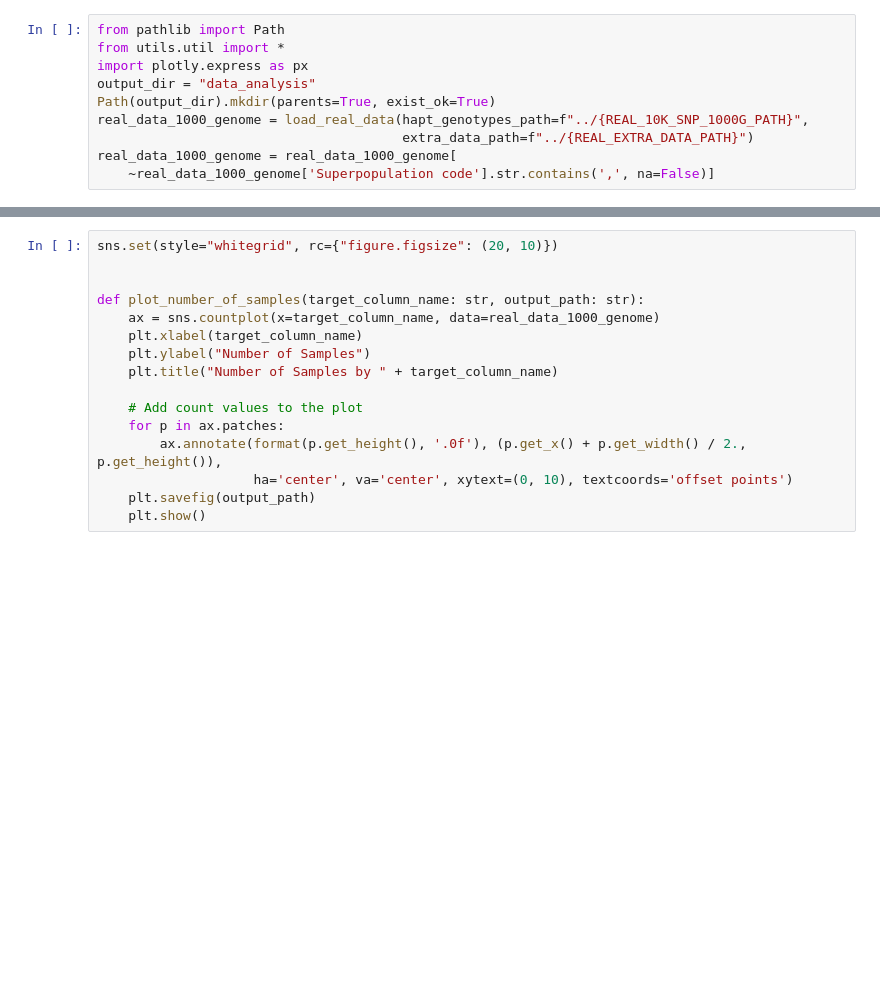
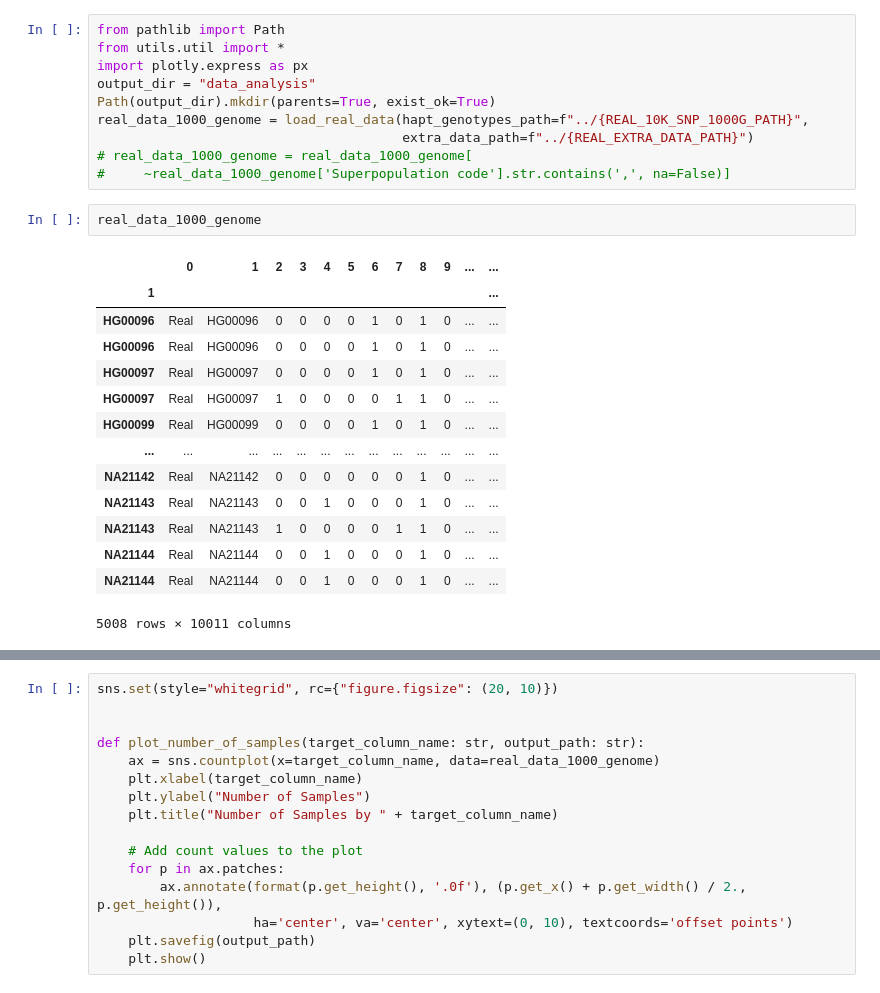
Before and after one commit to Shaked35/Genome-AC-GAN, a Jupyter notebook: analysis/data_analysis.ipynb, the cells around one changed output, grey strips where cells are left out. Saved outputs shown, nothing was run; the diff lists cells and outputs as text; blank space fills up the shorter version.

```diff
--- a/analysis/data_analysis.ipynb
+++ b/analysis/data_analysis.ipynb
@@ -6,8 +6,25 @@ output_dir = "data_analysis"
 Path(output_dir).mkdir(parents=True, exist_ok=True)
 real_data_1000_genome = load_real_data(hapt_genotypes_path=f"../{REAL_10K_SNP_1000G_PATH}",
                                        extra_data_path=f"../{REAL_EXTRA_DATA_PATH}")
-real_data_1000_genome = real_data_1000_genome[
-    ~real_data_1000_genome['Superpopulation code'].str.contains(',', na=False)]
+# real_data_1000_genome = real_data_1000_genome[
+#     ~real_data_1000_genome['Superpopulation code'].str.contains(',', na=False)]
+# %%
+real_data_1000_genome
+# %% [output]
+|  | 0 | 1 | 2 | 3 | 4 | 5 | 6 | 7 | 8 | 9 | ... | ... |
+| 1 |  |  |  |  |  |  |  |  |  |  |  | ... |
+| HG00096 | Real | HG00096 | 0 | 0 | 0 | 0 | 1 | 0 | 1 | 0 | ... | ... |
+| HG00096 | Real | HG00096 | 0 | 0 | 0 | 0 | 1 | 0 | 1 | 0 | ... | ... |
+| HG00097 | Real | HG00097 | 0 | 0 | 0 | 0 | 1 | 0 | 1 | 0 | ... | ... |
+| HG00097 | Real | HG00097 | 1 | 0 | 0 | 0 | 0 | 1 | 1 | 0 | ... | ... |
+| HG00099 | Real | HG00099 | 0 | 0 | 0 | 0 | 1 | 0 | 1 | 0 | ... | ... |
+| ... | ... | ... | ... | ... | ... | ... | ... | ... | ... | ... | ... | ... |
+| NA21142 | Real | NA21142 | 0 | 0 | 0 | 0 | 0 | 0 | 1 | 0 | ... | ... |
+| NA21143 | Real | NA21143 | 0 | 0 | 1 | 0 | 0 | 0 | 1 | 0 | ... | ... |
+| NA21143 | Real | NA21143 | 1 | 0 | 0 | 0 | 0 | 1 | 1 | 0 | ... | ... |
+| NA21144 | Real | NA21144 | 0 | 0 | 1 | 0 | 0 | 0 | 1 | 0 | ... | ... |
+| NA21144 | Real | NA21144 | 0 | 0 | 1 | 0 | 0 | 0 | 1 | 0 | ... | ... |
+5008 rows × 10011 columns
 # %%
 import pandas as pd
 
```
Also changed, not shown: parts of 5 cells of this notebook, 2 other files.
